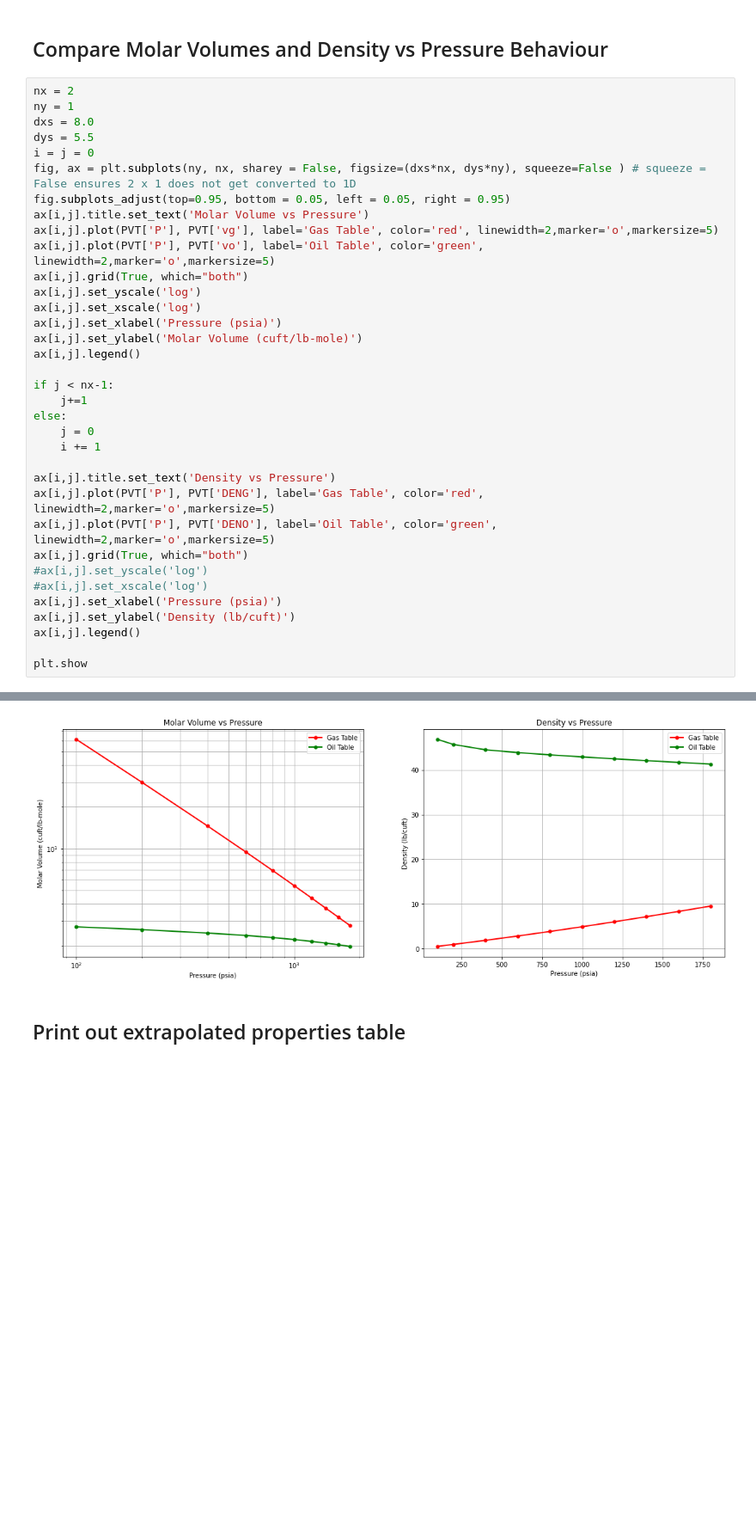
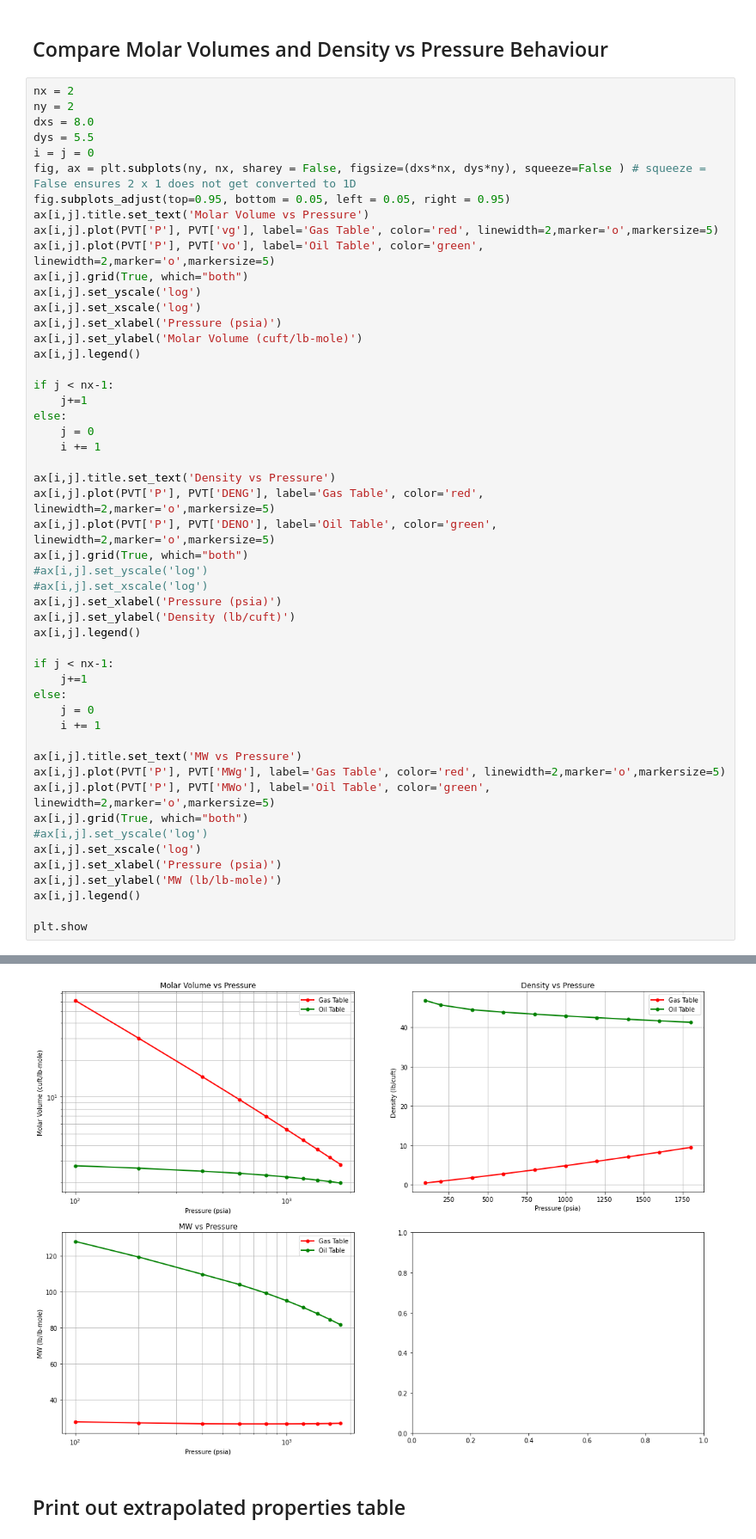
Before and after one commit to mwburgoyne/BOT, a Jupyter notebook: Converging Densities.ipynb, the cells around one changed output, grey strips where cells are left out. Shown at 86% size. Saved outputs shown, nothing was run; the diff lists cells and outputs as text; blank space fills up the shorter version.

```diff
--- a/Converging Densities.ipynb
+++ b/Converging Densities.ipynb
@@ -358,7 +358,7 @@ plt.show
 ## Compare Molar Volumes and Density vs Pressure Behaviour
 # %%
 nx = 2
-ny = 1
+ny = 2
 dxs = 8.0
 dys = 5.5
 i = j = 0
@@ -366,34 +366,50 @@ fig, ax = plt.subplots(ny, nx, sharey = False, figsize=(dxs*nx, dys*ny), squeeze
 fig.subplots_adjust(top=0.95, bottom = 0.05, left = 0.05, right = 0.95)
 ax[i,j].title.set_text('Molar Volume vs Pressure')
 ax[i,j].plot(PVT['P'], PVT['vg'], label='Gas Table', color='red', linewidth=2,marker='o',markersize=5)
 ax[i,j].plot(PVT['P'], PVT['vo'], label='Oil Table', color='green', linewidth=2,marker='o',markersize=5)
 ax[i,j].grid(True, which="both")
 ax[i,j].set_yscale('log')
 ax[i,j].set_xscale('log')
 ax[i,j].set_xlabel('Pressure (psia)')
 ax[i,j].set_ylabel('Molar Volume (cuft/lb-mole)')
 ax[i,j].legend()
 
 if j < nx-1:
     j+=1
 else:
     j = 0
     i += 1
 
 ax[i,j].title.set_text('Density vs Pressure')
 ax[i,j].plot(PVT['P'], PVT['DENG'], label='Gas Table', color='red', linewidth=2,marker='o',markersize=5)
 ax[i,j].plot(PVT['P'], PVT['DENO'], label='Oil Table', color='green', linewidth=2,marker='o',markersize=5)
 ax[i,j].grid(True, which="both")
 #ax[i,j].set_yscale('log')
 #ax[i,j].set_xscale('log')
 ax[i,j].set_xlabel('Pressure (psia)')
 ax[i,j].set_ylabel('Density (lb/cuft)')
 ax[i,j].legend()
 
+if j < nx-1:
+    j+=1
+else:
+    j = 0
+    i += 1
+
+ax[i,j].title.set_text('MW vs Pressure')
+ax[i,j].plot(PVT['P'], PVT['MWg'], label='Gas Table', color='red', linewidth=2,marker='o',markersize=5)
+ax[i,j].plot(PVT['P'], PVT['MWo'], label='Oil Table', color='green', linewidth=2,marker='o',markersize=5)
+ax[i,j].grid(True, which="both")
+#ax[i,j].set_yscale('log')
+ax[i,j].set_xscale('log')
+ax[i,j].set_xlabel('Pressure (psia)')
+ax[i,j].set_ylabel('MW (lb/lb-mole)')
+ax[i,j].legend()
+
 plt.show
 # %% [output]
 <function matplotlib.pyplot.show(*args, **kw)>
-[figure, old version]
+[figure, new version]
 # %% [markdown]
 ## Print out extrapolated properties table
 # %%
```
Also changed, not shown: parts of 1 cell of this notebook.
